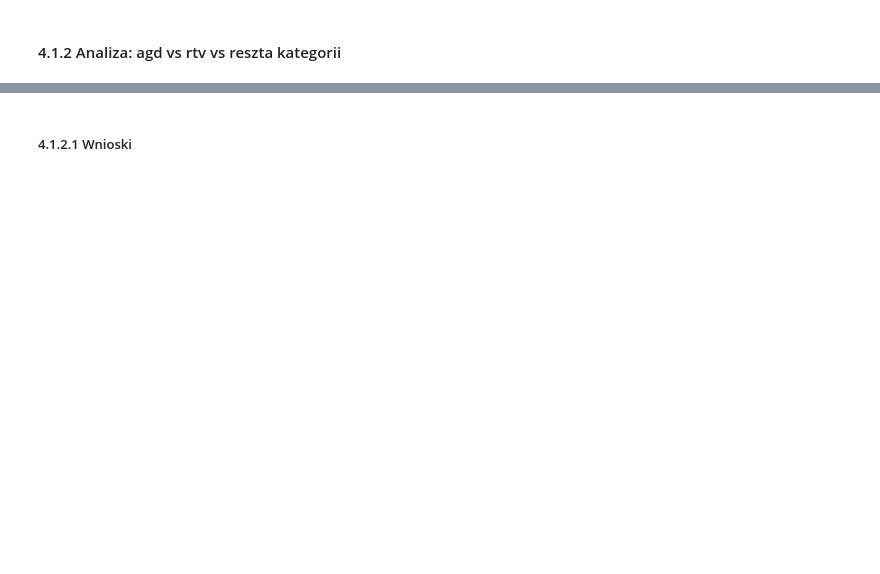
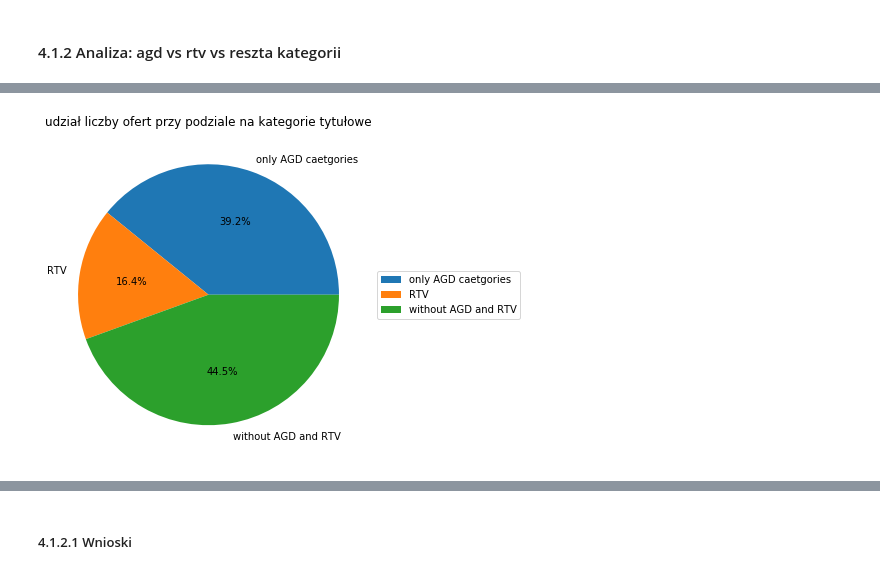
Before and after one commit to grzegorzpokorski/nocna-promocja-euro.com.pl, a Jupyter notebook: categories_analysis.ipynb, the cells around one changed output, grey strips where cells are left out. Drawn from its saved outputs; the diff is of its cells as text; code cells hidden in the pictures; blank space fills up the shorter version.

```diff
--- a/categories_analysis.ipynb
+++ b/categories_analysis.ipynb
@@ -189,0 +208,11 @@ Udział kategorii podrzędnych niezwiązanych z RTV i AGD: 36.81%
+# %%
+pie_offers = pd.DataFrame({'values': [only_within_agd.percent_of_offers.sum(), rtv.percent_of_offers.sum(), without_agd_and_rtv.percent_of_offers.sum()]})
+pie_offers.index = ['only AGD caetgories', 'RTV', 'without AGD and RTV']
+pie_offers.plot.pie(y='values', autopct='%1.1f%%', figsize=(6,6))
+plt.legend(loc='center left', bbox_to_anchor=(1, 0.5))
+plt.title('udział liczby ofert przy podziale na kategorie tytułowe')
+plt.ylabel('')
+plt.savefig(f'./charts/udział liczby ofert przy podziale na kategorie tytułowe.png')
+plt.show()
+# %% [output]
+[figure, added]
```
Also changed, not shown: parts of 56 cells of this notebook, 10 other files.
